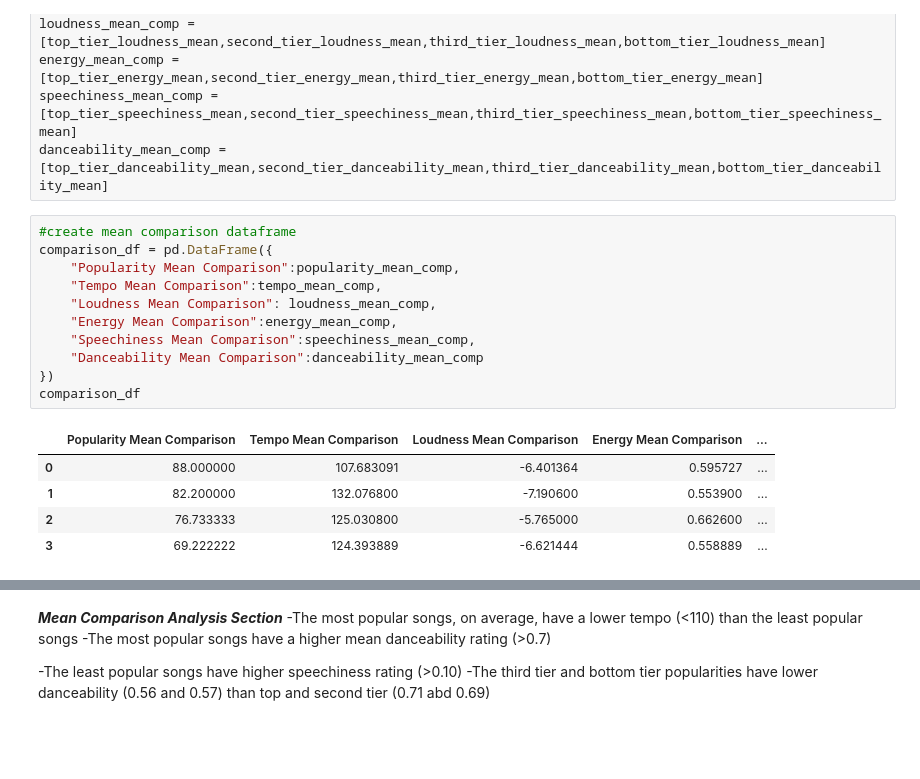
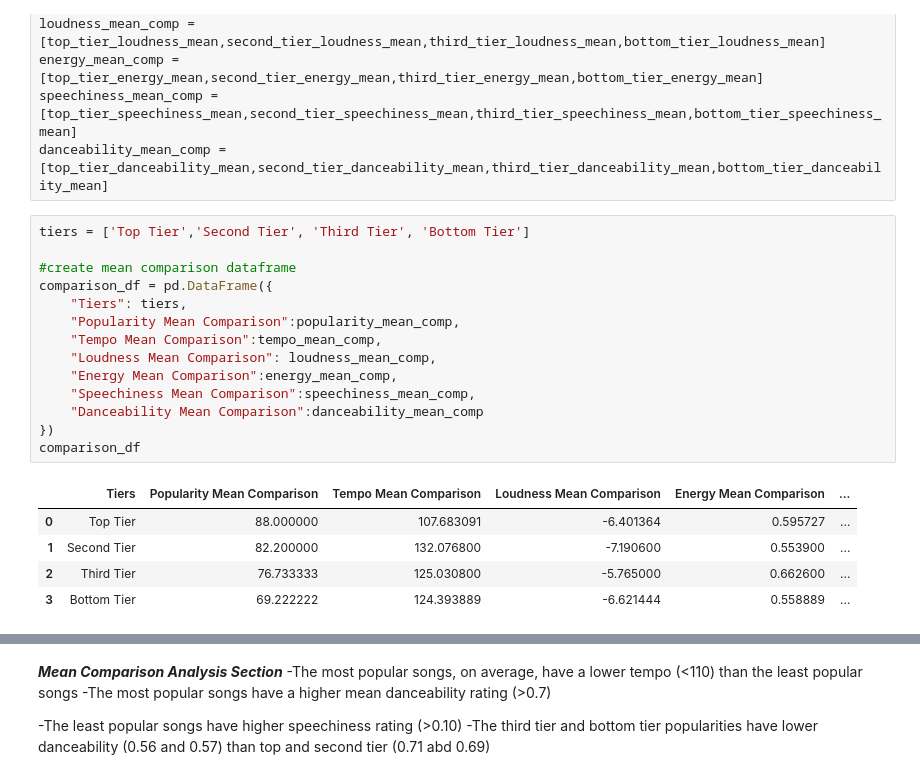
Before and after one commit to JLeigh101/Spotlight-on-Spotify, a Jupyter notebook: spotanalysis.ipynb, the cells around one changed output, grey strips where cells are left out. Drawn from its saved outputs; the diff is of its cells as text; blank space fills up the shorter version.

```diff
--- a/spotanalysis.ipynb
+++ b/spotanalysis.ipynb
@@ -813,19 +898,22 @@ energy_mean_comp = [top_tier_energy_mean,second_tier_energy_mean,third_tier_ener
 speechiness_mean_comp = [top_tier_speechiness_mean,second_tier_speechiness_mean,third_tier_speechiness_mean,bottom_tier_speechiness_mean]
 danceability_mean_comp = [top_tier_danceability_mean,second_tier_danceability_mean,third_tier_danceability_mean,bottom_tier_danceability_mean]
 # %%
+tiers = ['Top Tier','Second Tier', 'Third Tier', 'Bottom Tier']
+
 #create mean comparison dataframe
 comparison_df = pd.DataFrame({
+    "Tiers": tiers,
     "Popularity Mean Comparison":popularity_mean_comp,
     "Tempo Mean Comparison":tempo_mean_comp,
     "Loudness Mean Comparison": loudness_mean_comp,
     "Energy Mean Comparison":energy_mean_comp,
     "Speechiness Mean Comparison":speechiness_mean_comp,
     "Danceability Mean Comparison":danceability_mean_comp
 })
 comparison_df
 # %% [output]
-|  | Popularity Mean Comparison | Tempo Mean Comparison | Loudness Mean Comparison | Energy Mean Comparison | ... |
-| 0 | 88.000000 | 107.683091 | -6.401364 | 0.595727 | ... |
-| 1 | 82.200000 | 132.076800 | -7.190600 | 0.553900 | ... |
-| 2 | 76.733333 | 125.030800 | -5.765000 | 0.662600 | ... |
-| 3 | 69.222222 | 124.393889 | -6.621444 | 0.558889 | ... |
+|  | Tiers | Popularity Mean Comparison | Tempo Mean Comparison | Loudness Mean Comparison | Energy Mean Comparison | ... |
+| 0 | Top Tier | 88.000000 | 107.683091 | -6.401364 | 0.595727 | ... |
+| 1 | Second Tier | 82.200000 | 132.076800 | -7.190600 | 0.553900 | ... |
+| 2 | Third Tier | 76.733333 | 125.030800 | -5.765000 | 0.662600 | ... |
+| 3 | Bottom Tier | 69.222222 | 124.393889 | -6.621444 | 0.558889 | ... |
```
Also changed, not shown: parts of 10 cells of this notebook.
